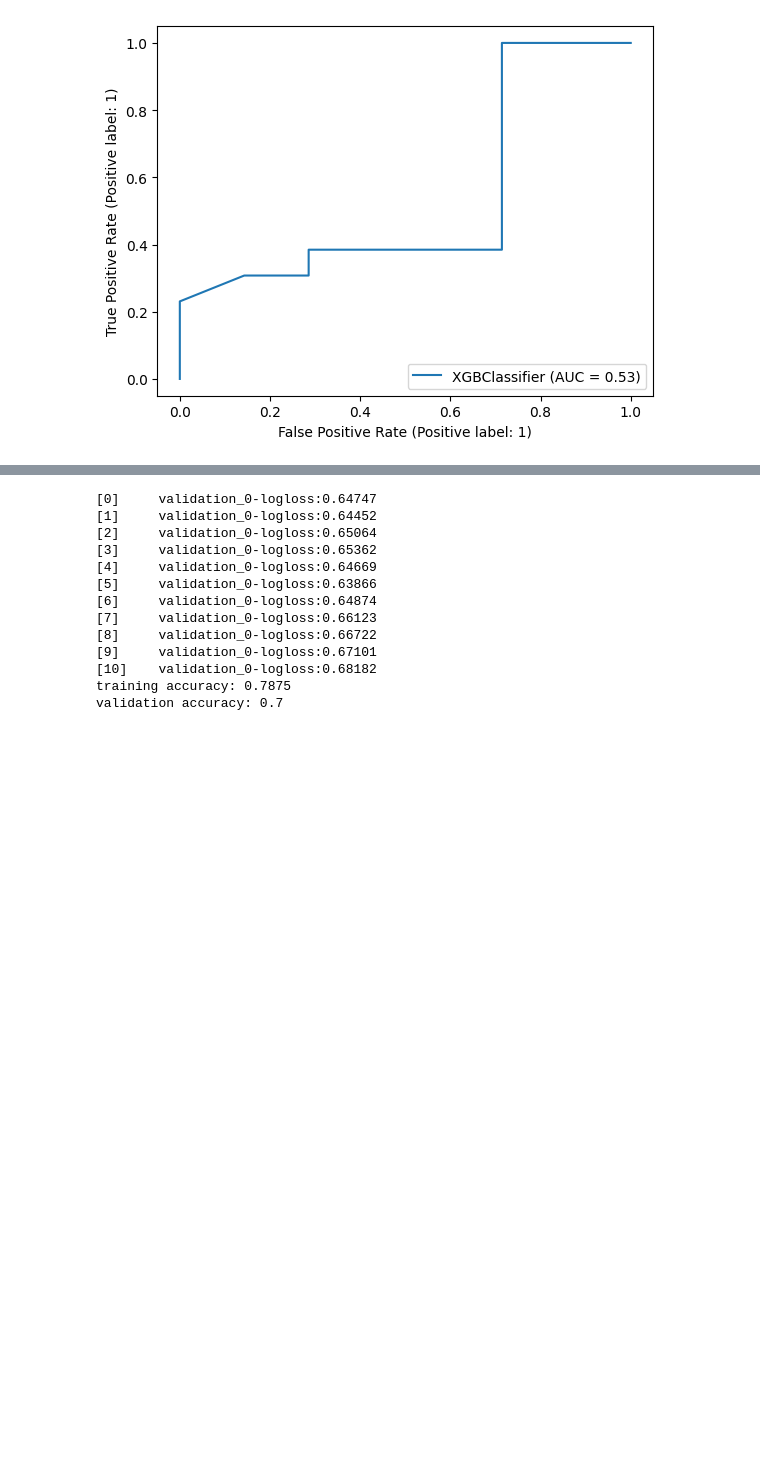
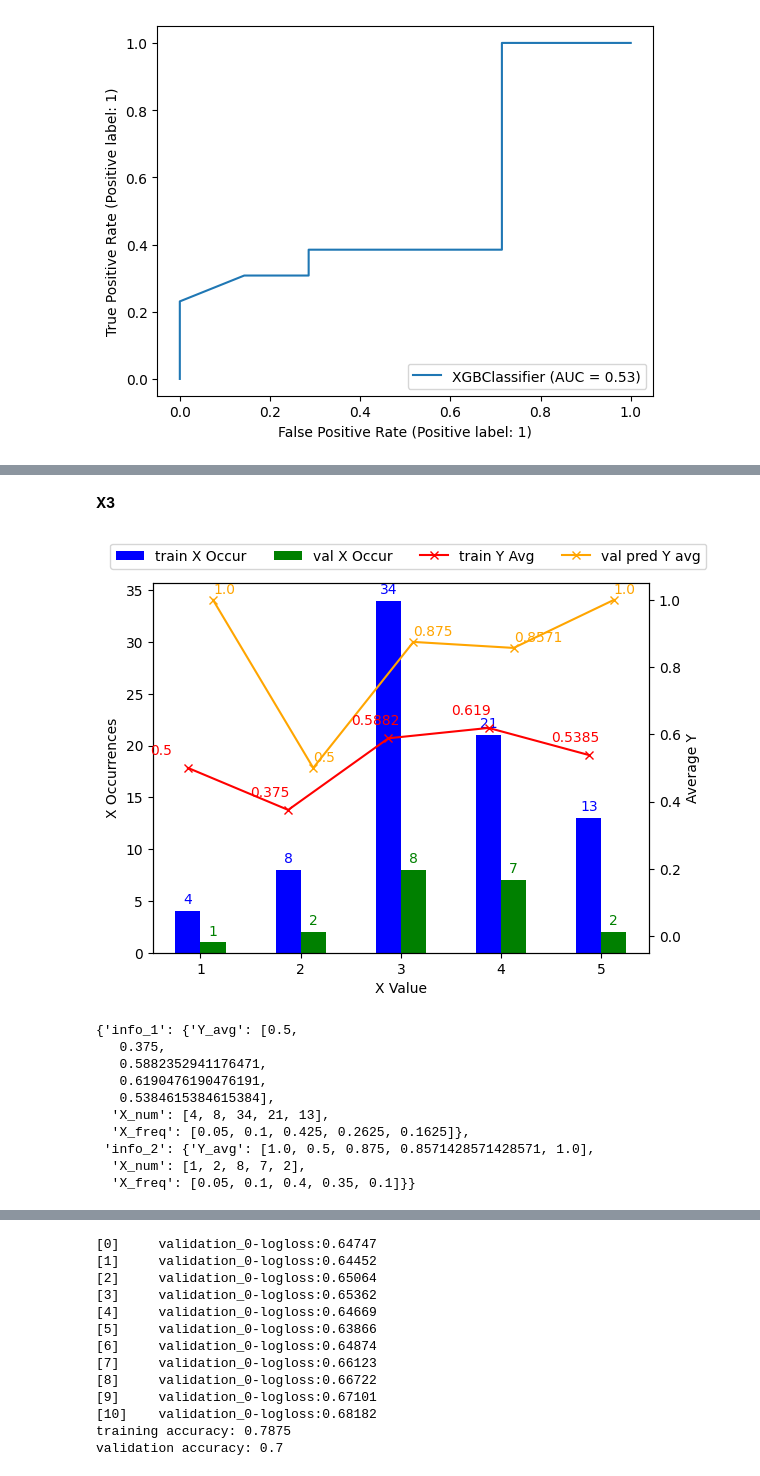
Before and after one commit to Arnoldzyf/Apziva-Projects, a Jupyter notebook: 1_happy_customers.ipynb, the cells around one changed output, grey strips where cells are left out. Drawn from its saved outputs; the diff is of its cells as text; code cells hidden in the pictures; blank space fills up the shorter version.

```diff
--- a/1_happy_customers.ipynb
+++ b/1_happy_customers.ipynb
@@ -400,0 +512,16 @@ On Validation Set: --------------
+# %% [markdown]
+**X3**
+# %%
+show_train_val_avg_Y_and_X_occr(train['X3'], train['Y'], val['X3'], val['Y_'])
+# %% [output]
+[figure, added]
+{'info_1': {'Y_avg': [0.5,
+   0.375,
+   0.5882352941176471,
+   0.6190476190476191,
+   0.5384615384615384],
+  'X_num': [4, 8, 34, 21, 13],
+  'X_freq': [0.05, 0.1, 0.425, 0.2625, 0.1625]},
+ 'info_2': {'Y_avg': [1.0, 0.5, 0.875, 0.8571428571428571, 1.0],
+  'X_num': [1, 2, 8, 7, 2],
+  'X_freq': [0.05, 0.1, 0.4, 0.35, 0.1]}}
```
Also changed, not shown: parts of 23 cells of this notebook.
